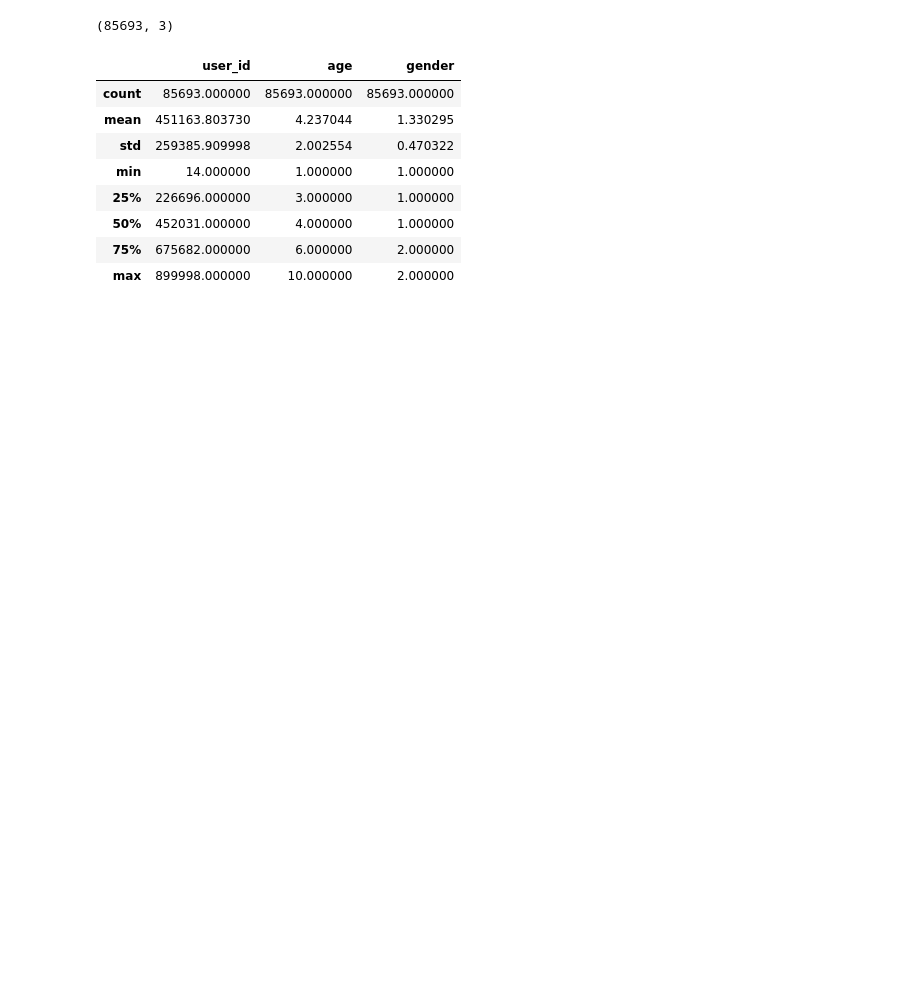
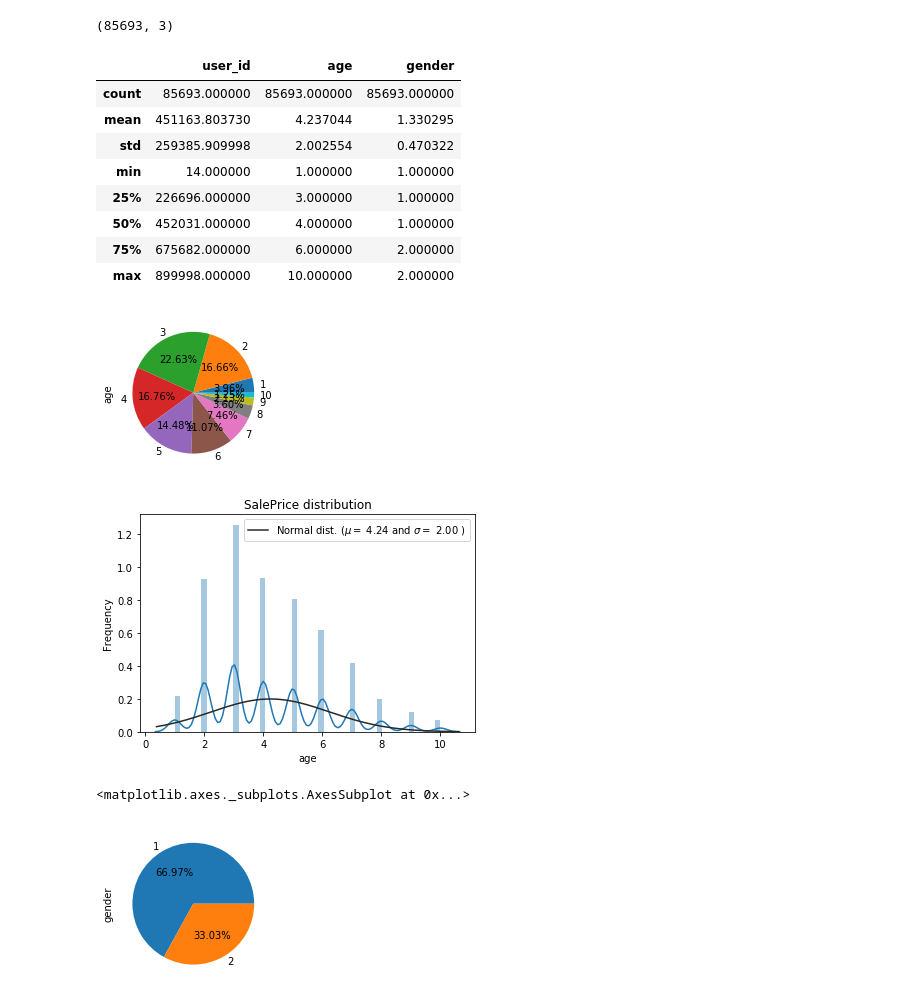
Before and after one commit to shboy/tencent_rec_2020, a Jupyter notebook: train_preliminary/data_analysis.ipynb, the cells around one changed output. Drawn from its saved outputs; the diff is of its cells as text; code cells hidden in the pictures; blank space fills up the shorter version.

```diff
--- a/train_preliminary/data_analysis.ipynb
+++ b/train_preliminary/data_analysis.ipynb
@@ -6,3 +8,14 @@ import seaborn as sns
+# %%
+def display_distrib(pd, feature):
+    plt.figure()
+    sns.distplot(pd[feature].dropna() , fit=norm);
+    # sns.distplot(pd[feature].dropna() , kde=False);
+    (mu, sigma) = norm.fit(pd[feature].dropna())
+
+    plt.legend(['Normal dist. ($\mu=$ {:.2f} and $\sigma=$ {:.2f} )'.format(mu, sigma)], loc='best')
+    plt.ylabel('Frequency')
+    plt.title('SalePrice distribution')
+    plt.show()
 # %%
 df_user = pd.read_csv("user.csv", encoding='utf-8-sig').sample(frac=0.1, replace=True)
 df_ad = pd.read_csv("ad.csv", encoding='utf-8-sig').sample(frac=0.01, replace=True)
@@ -40,0 +51,12 @@ df_click_log.to_csv('df_click_log.sample.csv')
+# %%
+ax1 = plt.subplot(121)
+df_user_unique['age'].value_counts().sort_index().plot(kind='pie',autopct='%.2f%%')
+display_distrib(df_user_unique, 'age')
+ax2 = plt.subplot(122)
+df_user_unique['gender'].value_counts().sort_values(ascending=False).plot(kind='pie',autopct='%.2f%%')
+# display_distrib(df_user_unique, 'gender')
+# %% [output]
+[figure, added]
+[figure, added]
+<matplotlib.axes._subplots.AxesSubplot at 0x...>
+[figure, added]
```
Also changed, not shown: parts of 7 cells of this notebook, 1 other file.
